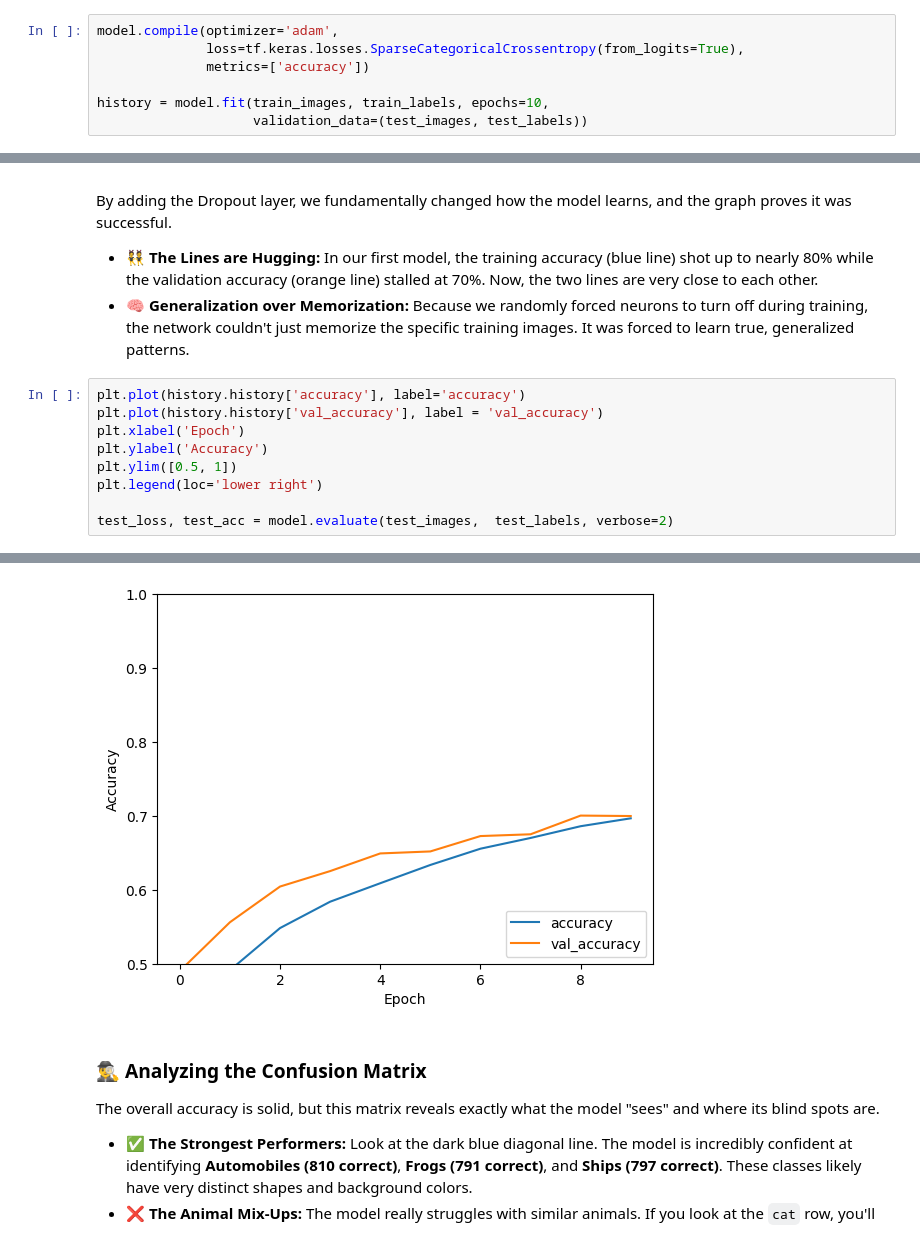
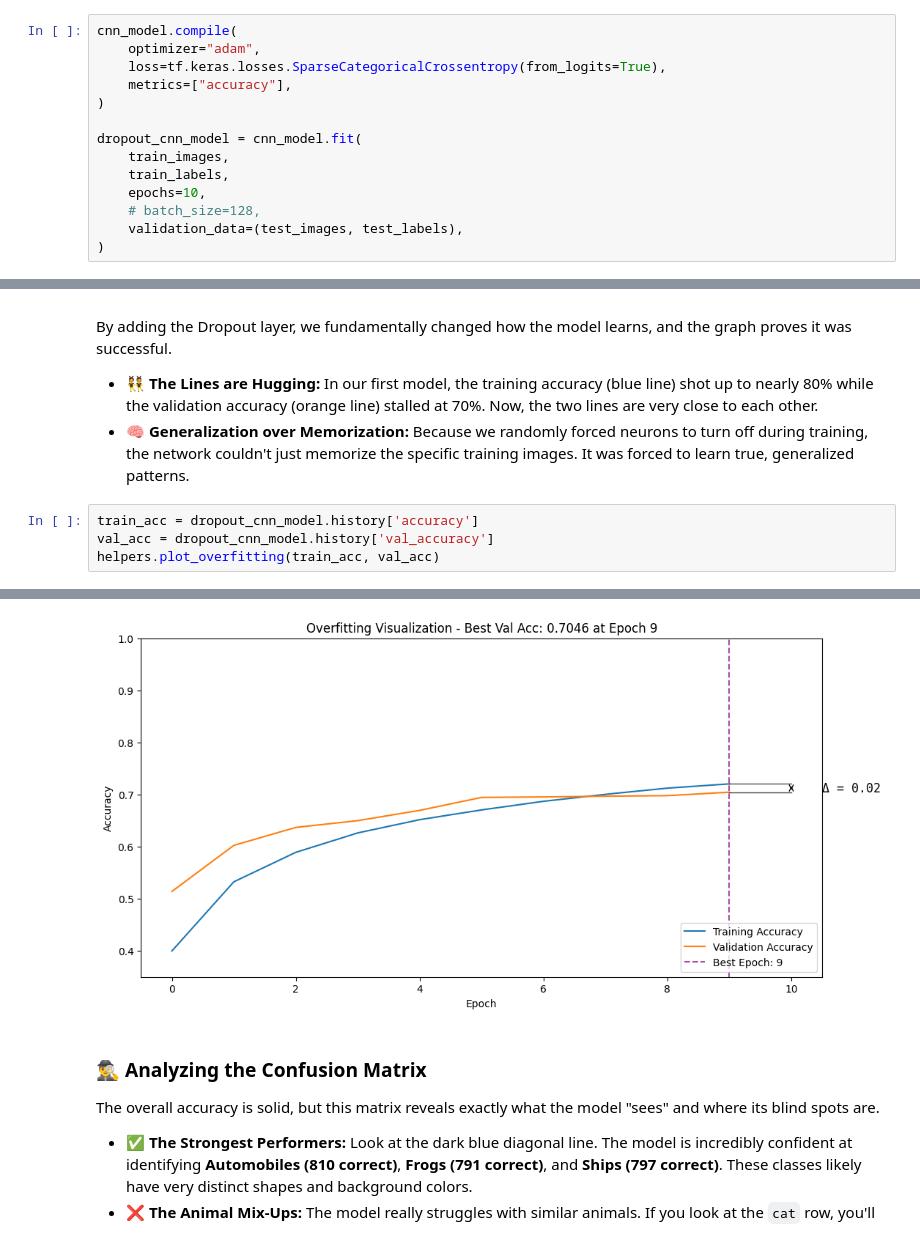
Before and after one commit to AfraIsNotAvailable/cnn-demo, a Jupyter notebook: cnn.ipynb, the cells around one changed output, grey strips where cells are left out. Drawn from its saved outputs; the diff is of its cells as text.

```diff
--- a/cnn.ipynb
+++ b/cnn.ipynb
@@ -305,11 +322,18 @@ Model: "sequential_10"
  Trainable params: 122,570 (478.79 KB)
  Non-trainable params: 0 (0.00 B)
 # %%
-model.compile(optimizer='adam',
-              loss=tf.keras.losses.SparseCategoricalCrossentropy(from_logits=True),
-              metrics=['accuracy'])
+cnn_model.compile(
+    optimizer="adam",
+    loss=tf.keras.losses.SparseCategoricalCrossentropy(from_logits=True),
+    metrics=["accuracy"],
+)
 
-history = model.fit(train_images, train_labels, epochs=10,
-                    validation_data=(test_images, test_labels))
+dropout_cnn_model = cnn_model.fit(
+    train_images,
+    train_labels,
+    epochs=10,
+    # batch_size=128,
+    validation_data=(test_images, test_labels),
+)
 # %% [output]
 Epoch 1/10
@@ -340,12 +364,7 @@ By adding the Dropout layer, we fundamentally changed how the model learns, and
 * 👯 **The Lines are Hugging:** In our first model, the training accuracy (blue line) shot up to nearly 80% while the validation accuracy (orange line) stalled at 70%. Now,  the two lines are very close to each other.
 * 🧠 **Generalization over Memorization:** Because we randomly forced neurons to turn off during training, the network couldn't just memorize the specific training images. It was forced to learn true, generalized patterns.
 # %%
-plt.plot(history.history['accuracy'], label='accuracy')
-plt.plot(history.history['val_accuracy'], label = 'val_accuracy')
-plt.xlabel('Epoch')
-plt.ylabel('Accuracy')
-plt.ylim([0.5, 1])
-plt.legend(loc='lower right')
-
-test_loss, test_acc = model.evaluate(test_images,  test_labels, verbose=2)
+train_acc = dropout_cnn_model.history['accuracy']
+val_acc = dropout_cnn_model.history['val_accuracy']
+helpers.plot_overfitting(train_acc, val_acc)
 # %% [output]
@@ -353,4 +371,4 @@ test_loss, test_acc = model.evaluate(test_images,  test_labels, verbose=2)
-[figure, old version]
+[figure, new version]
 # %% [markdown]
 ### 🕵️‍♂️ Analyzing the Confusion Matrix
 
```
Also changed, not shown: parts of 45 cells of this notebook, 6 other files.
